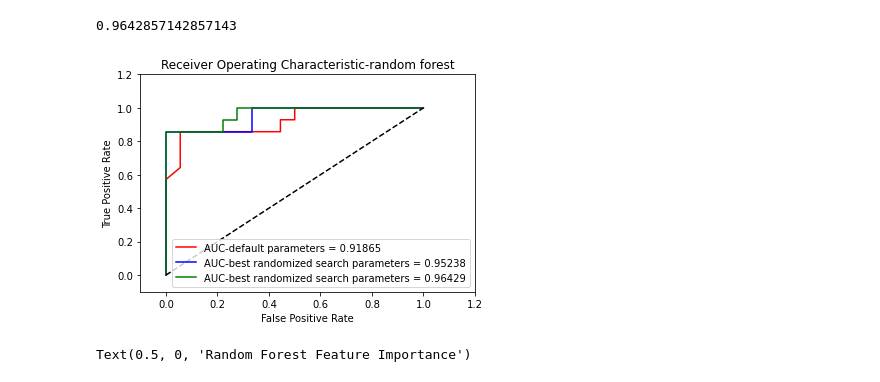
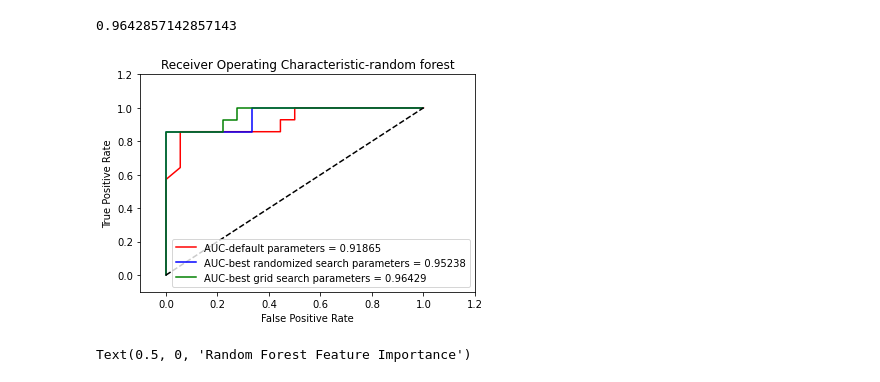
Before and after one commit to shunki-akiyama/HR-Analytics, a Jupyter notebook: HR Analytics.ipynb, the cells around one changed output. Saved outputs shown, nothing was run; the diff lists cells and outputs as text; code cells hidden in the pictures.

```diff
--- a/HR Analytics.ipynb
+++ b/HR Analytics.ipynb
@@ -226,7 +226,7 @@ df.head()
 | 4 | 0 | 5 | 0 | 50825 | 1 | Production Technician I | MA | 1989-09-08 | F | ... |
 # %%
 timedelta = datetime.strptime('2019-02-28', '%Y-%m-%d') - datetime.strptime('2019-02-27', '%Y-%m-%d')
-df['EmpPeriod'] = df['EmpPeriod'] / timedelta /365
+df['EmpPeriod'] = df['EmpPeriod'] / timedelta
 # %% [markdown]
 # Exploratory Data
 # %%
@@ -1160,25 +1199,25 @@ roc_auc3
 # %%
 
 plt.title('Receiver Operating Characteristic-random forest')
 plt.plot(false_positive_rate1, true_positive_rate1, 'b', color='red',
 label='AUC-default parameters = %0.5f'% roc_auc1)
 
 plt.plot(false_positive_rate2, true_positive_rate2, 'r', color='blue',
 label='AUC-best randomized search parameters = %0.5f'% roc_auc2)
 
 plt.plot(false_positive_rate3, true_positive_rate3, 'g', color='green',
-label='AUC-best randomized search parameters = %0.5f'% roc_auc3)
+label='AUC-best grid search parameters = %0.5f'% roc_auc3)
 
 
 plt.legend(loc='lower right')
 plt.plot([0,1],[0,1],'k--')
 plt.xlim([-0.1,1.2])
 plt.ylim([-0.1,1.2])
 plt.ylabel('True Positive Rate')
 plt.xlabel('False Positive Rate')
 plt.show()
 # %% [output]
-[figure, old version]
+[figure, new version]
 # %%
 sorted_idx = grid_rnd_clf.feature_importances_.argsort()[-20:]
 plt.barh(final_X_train.columns[sorted_idx], rnd_clf.feature_importances_[sorted_idx])
```
Also changed, not shown: parts of 35 cells of this notebook, 18 other files.
